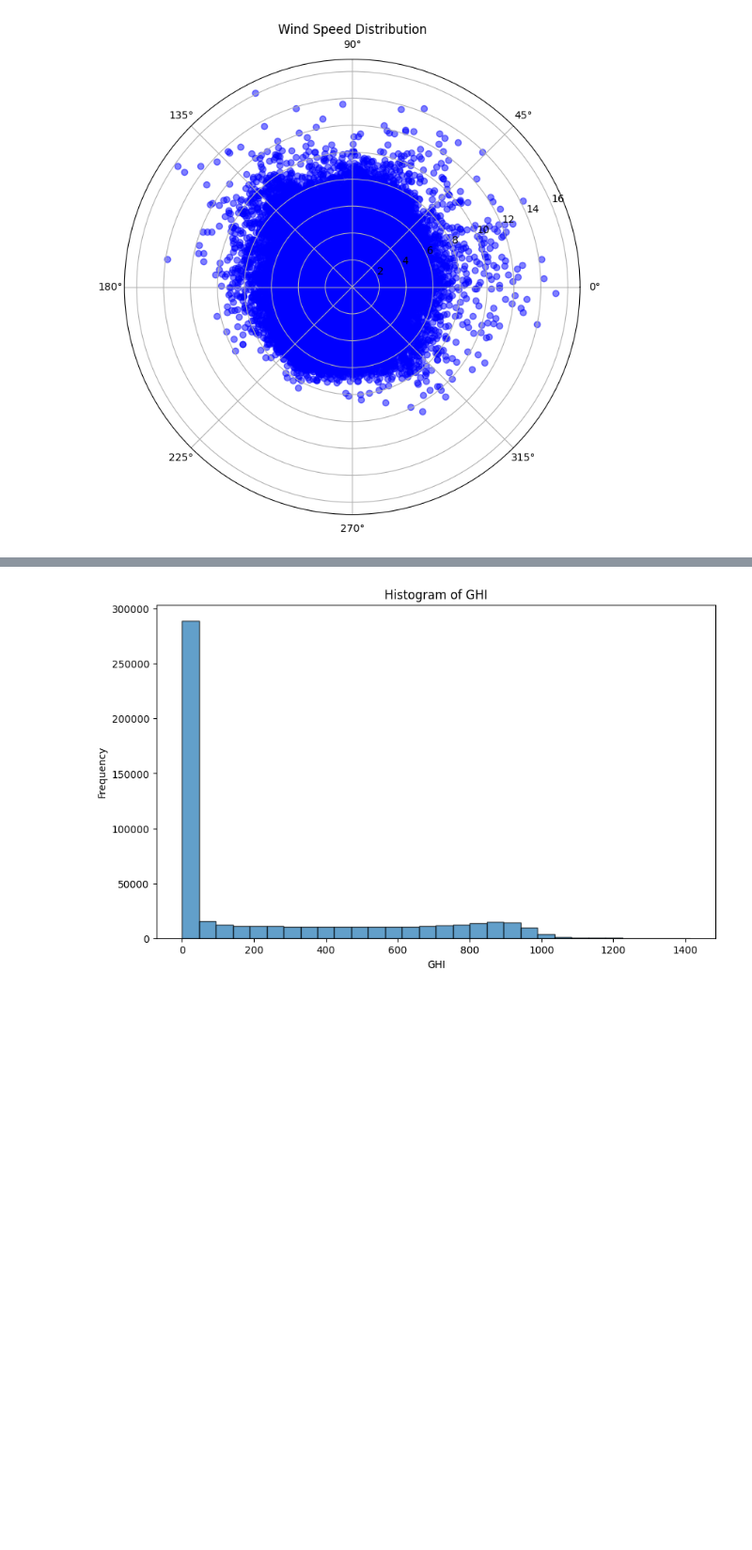
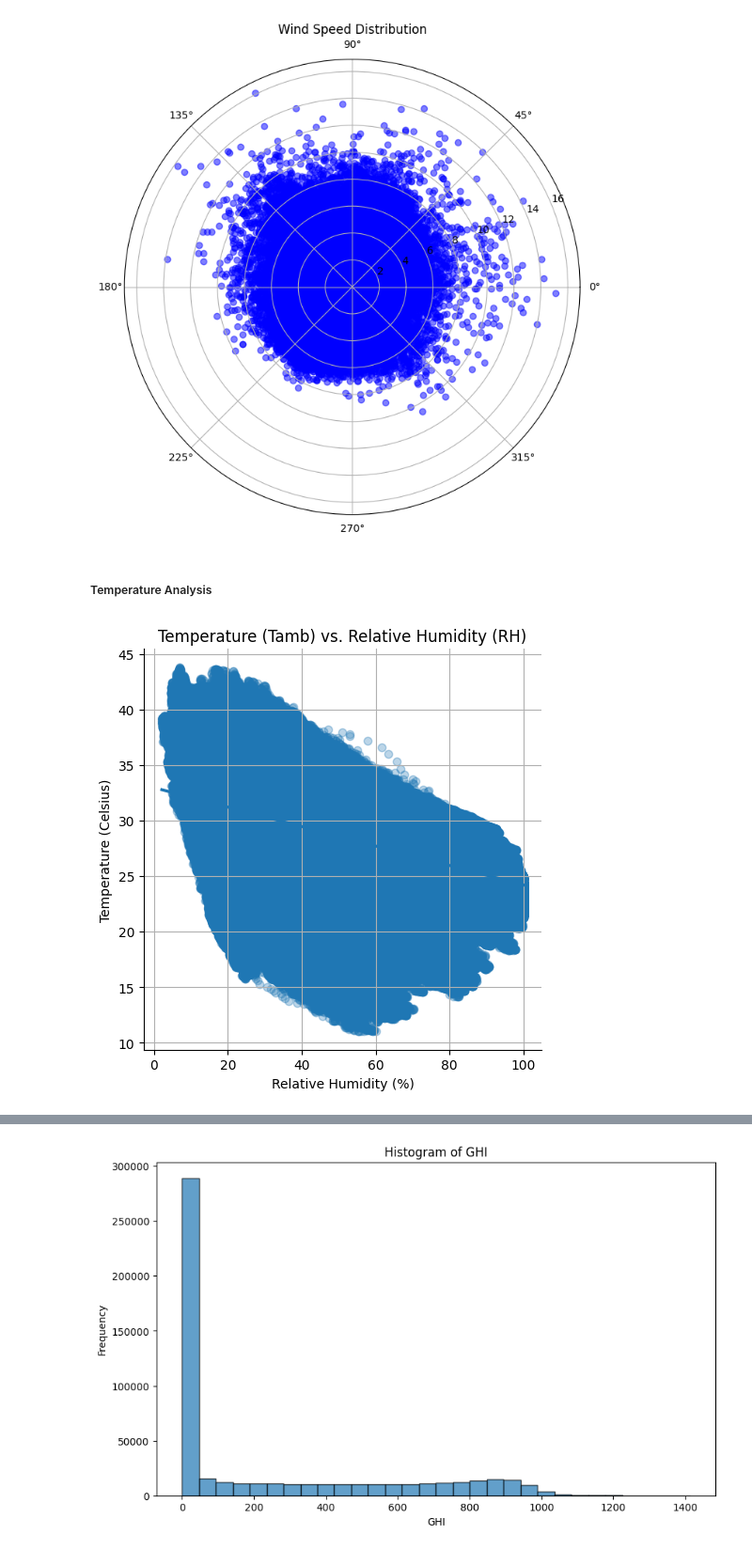
Before and after one commit to Liya-F/Solar-Data-Analysis, a Jupyter notebook: notebooks/EDA.ipynb, the cells around one changed output, grey strips where cells are left out. Shown at 94% size. Cells and saved outputs as stored; diff of their text form; code cells hidden in the pictures; blank space fills up the shorter version.

```diff
--- a/notebooks/EDA.ipynb
+++ b/notebooks/EDA.ipynb
@@ -333,3 +358,27 @@ plot_wind_polar(togo_data)
 [figure]
 [figure]
 [figure]
+# %% [markdown]
+##### Temperature Analysis
+# %%
+
+# Ensure 'Timestamp' is in datetime format
+benin_data['Timestamp'] = pd.to_datetime(benin_data['Timestamp'], format="%Y-%m-%d %H:%M")
+
+# Select relevant columns for analysis
+temperature_columns = ['Timestamp', 'Tamb', 'RH']
+solar_radiation_columns = ['Timestamp', 'GHI', 'DNI', 'DHI']
+
+# Create dataframes with selected columns
+temperature_data = benin_data[temperature_columns].copy()
+solar_radiation_data = benin_data[solar_radiation_columns].copy()
+
+# Scatter plot with regression line for Tamb vs. RH
+sns.lmplot(x='RH', y='Tamb', data=temperature_data, scatter_kws={'alpha':0.3})
+plt.title('Temperature (Tamb) vs. Relative Humidity (RH)')
+plt.xlabel('Relative Humidity (%)')
+plt.ylabel('Temperature (Celsius)')
+plt.grid(True)
+plt.show()
+# %% [output]
+[figure, added]
```
Also changed, not shown: parts of 22 cells of this notebook.
